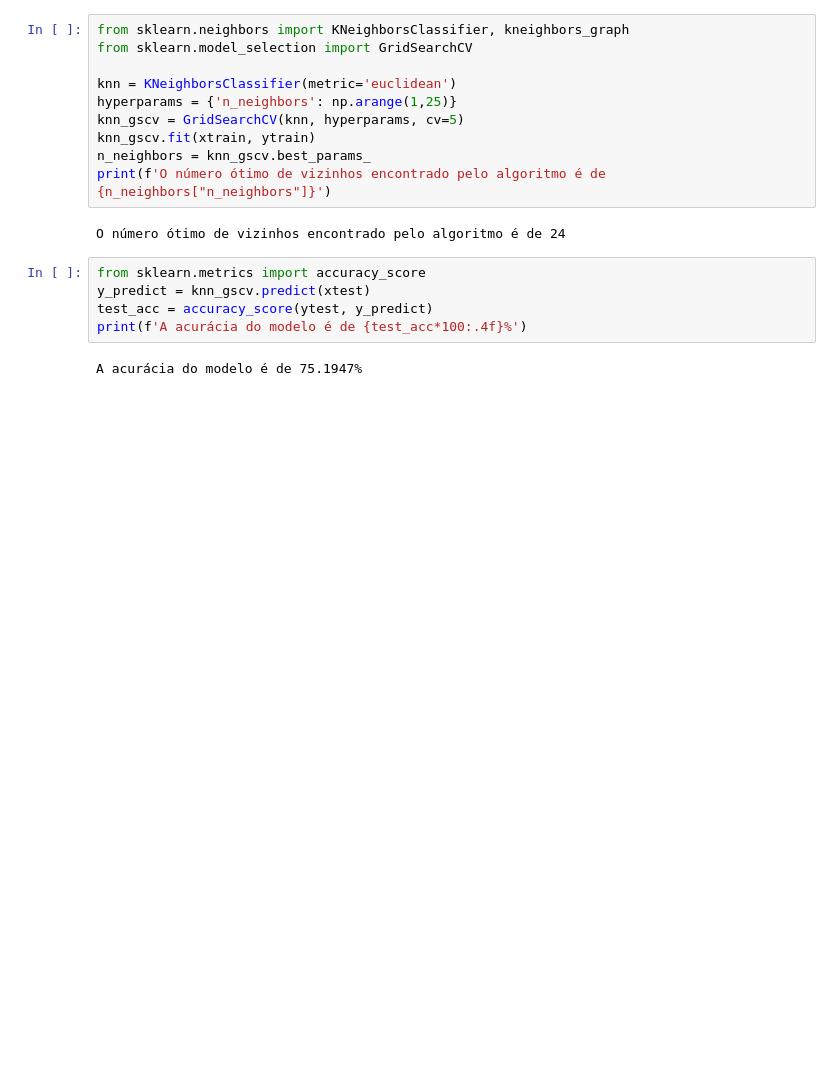
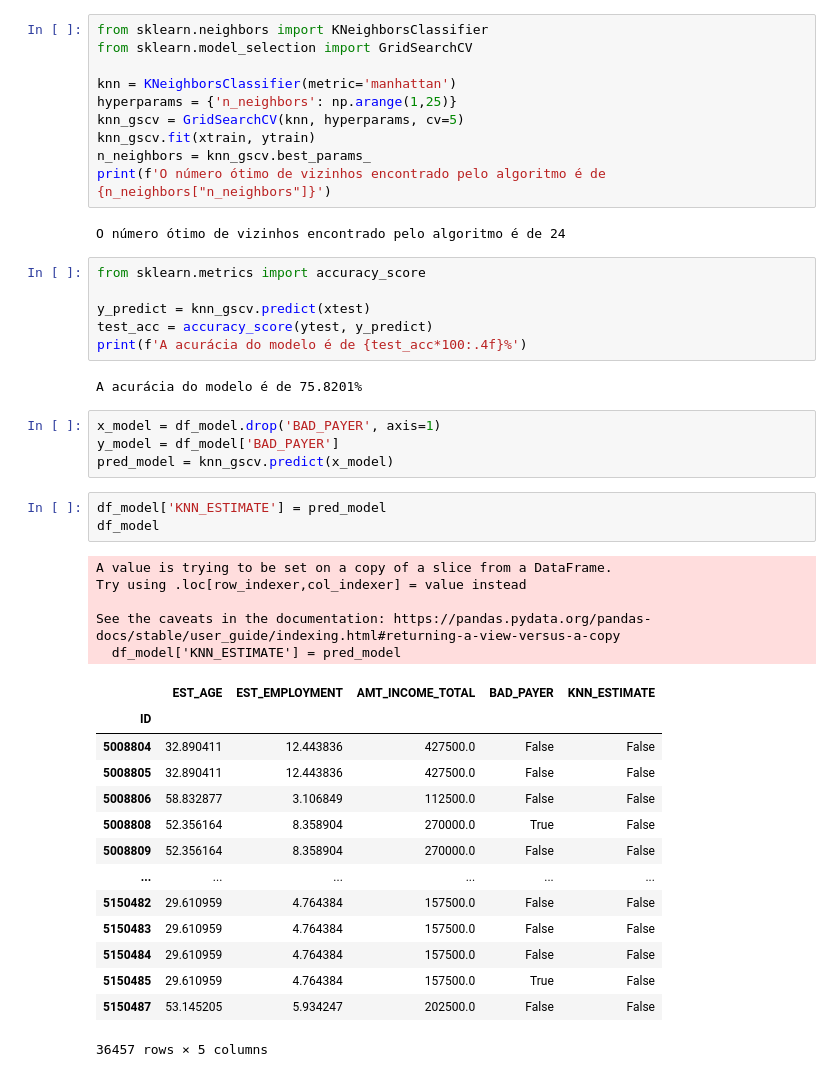
Before and after one commit to thomaschiari/Credit-Analysis-01, a Jupyter notebook: Classificacao_Credito.ipynb, the cells around one changed output. Drawn from its saved outputs; the diff is of its cells as text; blank space fills up the shorter version.

```diff
--- a/Classificacao_Credito.ipynb
+++ b/Classificacao_Credito.ipynb
@@ -161,10 +152,10 @@ y = df_model["BAD_PAYER"]
 
 xtrain, xtest, ytrain, ytest = train_test_split(x, y)
 # %%
-from sklearn.neighbors import KNeighborsClassifier, kneighbors_graph
+from sklearn.neighbors import KNeighborsClassifier
 from sklearn.model_selection import GridSearchCV
 
-knn = KNeighborsClassifier(metric='euclidean')
+knn = KNeighborsClassifier(metric='manhattan')
 hyperparams = {'n_neighbors': np.arange(1,25)}
 knn_gscv = GridSearchCV(knn, hyperparams, cv=5)
 knn_gscv.fit(xtrain, ytrain)
@@ -174,8 +165,36 @@ print(f'O número ótimo de vizinhos encontrado pelo algoritmo é de {n_neighbor
 O número ótimo de vizinhos encontrado pelo algoritmo é de 24
 # %%
 from sklearn.metrics import accuracy_score
+
 y_predict = knn_gscv.predict(xtest)
 test_acc = accuracy_score(ytest, y_predict)
 print(f'A acurácia do modelo é de {test_acc*100:.4f}%')
 # %% [output]
-A acurácia do modelo é de 75.1947%
+A acurácia do modelo é de 75.8201%
+# %%
+x_model = df_model.drop('BAD_PAYER', axis=1)
+y_model = df_model['BAD_PAYER']
+pred_model = knn_gscv.predict(x_model)
+# %%
+df_model['KNN_ESTIMATE'] = pred_model
+df_model
+# %% [output]
+A value is trying to be set on a copy of a slice from a DataFrame.
+Try using .loc[row_indexer,col_indexer] = value instead
+
+See the caveats in the documentation: https://pandas.pydata.org/pandas-docs/stable/user_guide/indexing.html#returning-a-view-versus-a-copy
+  df_model['KNN_ESTIMATE'] = pred_model
+|  | EST_AGE | EST_EMPLOYMENT | AMT_INCOME_TOTAL | BAD_PAYER | KNN_ESTIMATE |
+| ID |  |  |  |  |  |
+| 5008804 | 32.890411 | 12.443836 | 427500.0 | False | False |
+| 5008805 | 32.890411 | 12.443836 | 427500.0 | False | False |
+| 5008806 | 58.832877 | 3.106849 | 112500.0 | False | False |
+| 5008808 | 52.356164 | 8.358904 | 270000.0 | True | False |
+| 5008809 | 52.356164 | 8.358904 | 270000.0 | False | False |
+| ... | ... | ... | ... | ... | ... |
+| 5150482 | 29.610959 | 4.764384 | 157500.0 | False | False |
+| 5150483 | 29.610959 | 4.764384 | 157500.0 | False | False |
+| 5150484 | 29.610959 | 4.764384 | 157500.0 | False | False |
+| 5150485 | 29.610959 | 4.764384 | 157500.0 | True | False |
+| 5150487 | 53.145205 | 5.934247 | 202500.0 | False | False |
+36457 rows × 5 columns
```
Also changed, not shown: parts of 2 cells of this notebook.
